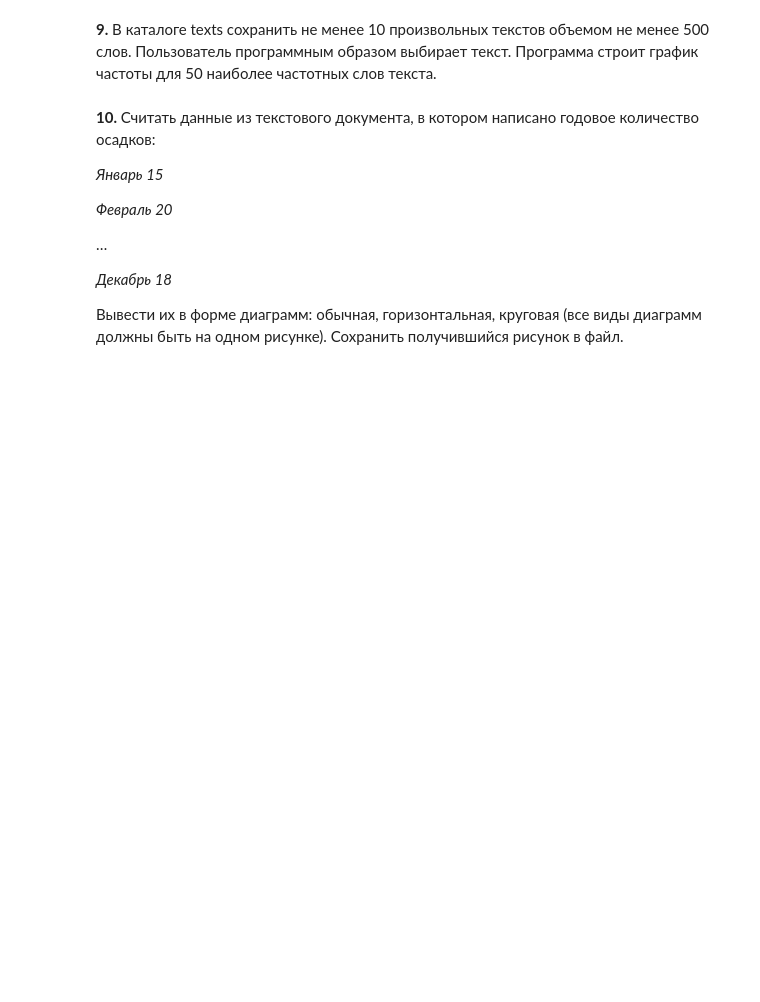
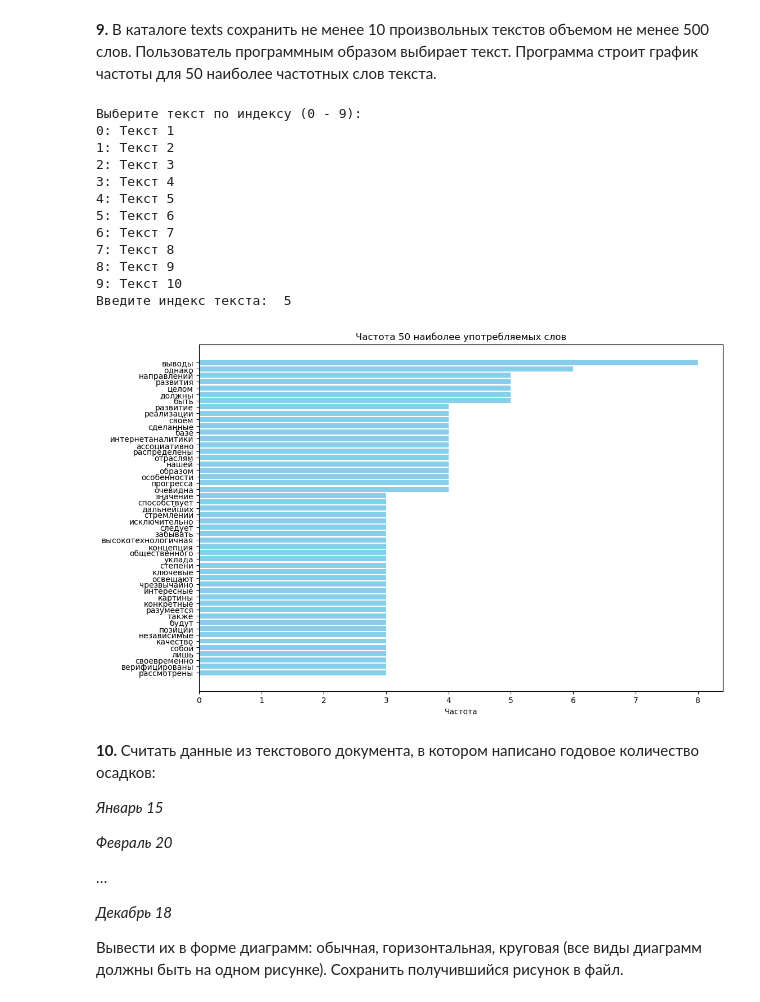
Before and after one commit to FessDemon/pim, a Jupyter notebook: python/Labs/Lab_Python_5_PMI_end.ipynb, the cells around one changed output. Drawn from its saved outputs; the diff is of its cells as text; code cells hidden in the pictures; blank space fills up the shorter version.

```diff
--- a/python/Labs/Lab_Python_5_PMI_end.ipynb
+++ b/python/Labs/Lab_Python_5_PMI_end.ipynb
@@ -256,5 +307,84 @@ else:
 # %% [markdown]
 **9.**	В каталоге texts сохранить не менее 10 произвольных текстов объемом не менее 500 слов.  Пользователь программным образом выбирает текст. Программа строит график частоты для 50 наиболее частотных слов текста.
+# %%
+def load_texts(directory):
+    texts = []
+    for filename in os.listdir(directory):
+        if filename.endswith(".txt"):
+            with open(os.path.join(directory, filename), "r", encoding="utf-8") as file:
+                texts.append(file.read())
+    return texts
+
+
+def select_text(texts, index):
+    if 0 <= index < len(texts):
+        return texts[index]
+    else:
+        raise IndexError("Index out of range.")
+
+
+def preprocess_text(text):
+    # Приведение к нижнему регистру и удаление знаков препинания
+    text = text.lower()
+    text = text.translate(str.maketrans("", "", string.punctuation))
+    return text
+
+
+def plot_word_frequency(text):
+    words = preprocess_text(text).split()
+
+    # Фильтрация коротких слов (менее 3 символов)
+    filtered_words = [word for word in words if len(word) > 3]
+
+    word_counts = Counter(filtered_words)
+
+    # Получение 50 наиболее частых слов
+    most_common_words = word_counts.most_common(50)
+
+    # Разделение на слова и их частоты
+    words, counts = zip(*most_common_words)
+
+    plt.figure(figsize=(12, 8))
+    plt.barh(words, counts, color="skyblue")
+    plt.xlabel("Частота")
+    plt.title("Частота 50 наиболее употребляемых слов")
+    plt.gca().invert_yaxis()  # Инвертировать ось Y для лучшего отображения
+    plt.show()
+
+
+def main():
+    directory = "5-9/text"  # Папка с текстами
+    texts = load_texts(directory)
+
+    print("Выберите текст по индексу (0 - {}):".format(len(texts) - 1))
+    for i in range(len(texts)):
+        print(f"{i}: Текст {i + 1}")
+
+    index = int(input("Введите индекс текста: "))
+
+    try:
+        selected_text = select_text(texts, index)
+        plot_word_frequency(selected_text)
+    except IndexError as e:
+        print(e)
+
+
+if __name__ == "__main__":
+    main()
+# %% [output]
+Выберите текст по индексу (0 - 9):
+0: Текст 1
+1: Текст 2
+2: Текст 3
+3: Текст 4
+4: Текст 5
+5: Текст 6
+6: Текст 7
+7: Текст 8
+8: Текст 9
+9: Текст 10
+Введите индекс текста:  5
+[figure, added]
 # %% [markdown]
 **10.**	Считать данные из текстового документа, в котором написано годовое количество осадков:
 
```
Also changed, not shown: parts of 4 cells of this notebook, 11 other files.
